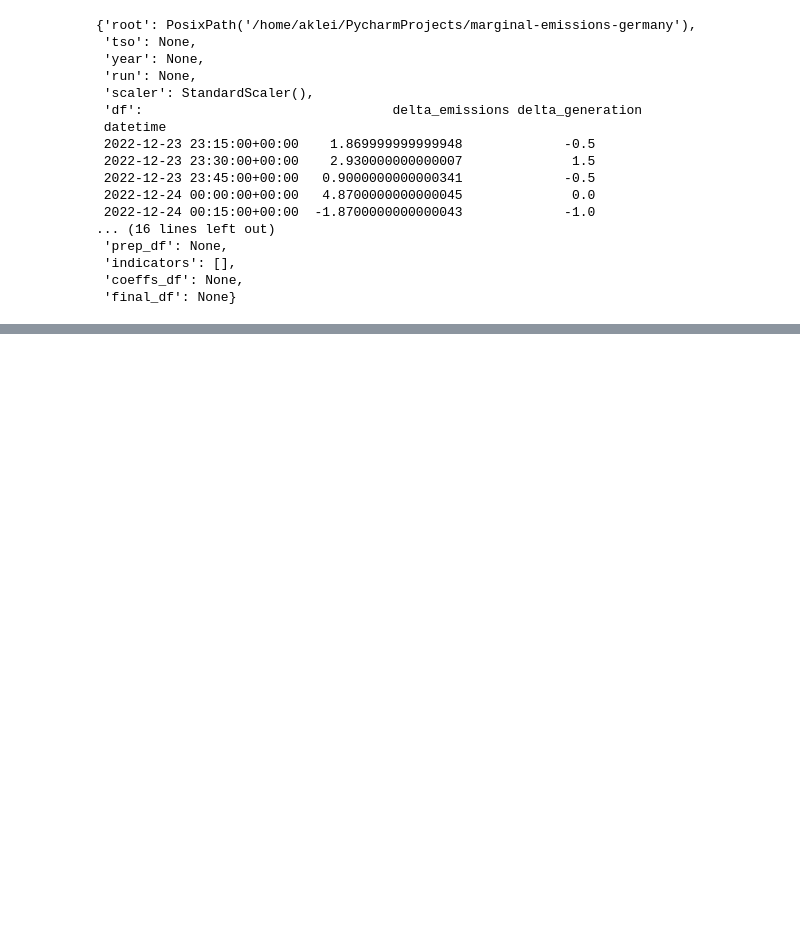
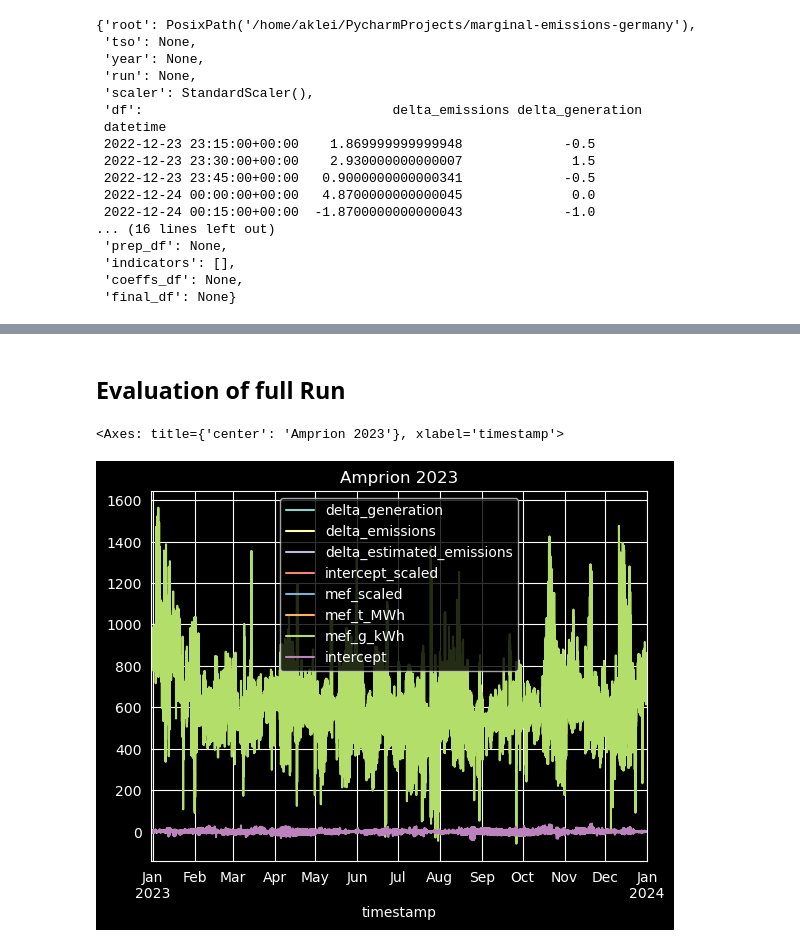
Before and after one commit to AK960/marginal-emissions-germany, a Jupyter notebook: notebooks/msdr_test.ipynb, the cells around one changed output, grey strips where cells are left out. Saved outputs shown, nothing was run; the diff lists cells and outputs as text; code cells hidden in the pictures; blank space fills up the shorter version.

```diff
--- a/notebooks/msdr_test.ipynb
+++ b/notebooks/msdr_test.ipynb
@@ -61,0 +71,2 @@ analyzer.plot_over_time(
+# %% [markdown]
+## Evaluation of full Run
@@ -61,0 +76,7 @@ analyzer.plot_over_time(
+# %%
+amprion_2023 = pd.read_csv('../results/run_2/amprion_2023/mef_final.csv', index_col=0)
+amprion_2023.index = pd.to_datetime(amprion_2023.index, format='ISO8601')
+amprion_2023.plot(title='Amprion 2023')
+# %% [output]
+<Axes: title={'center': 'Amprion 2023'}, xlabel='timestamp'>
+[figure, added]
```
Also changed, not shown: parts of 28 cells of this notebook, 19 other files.
